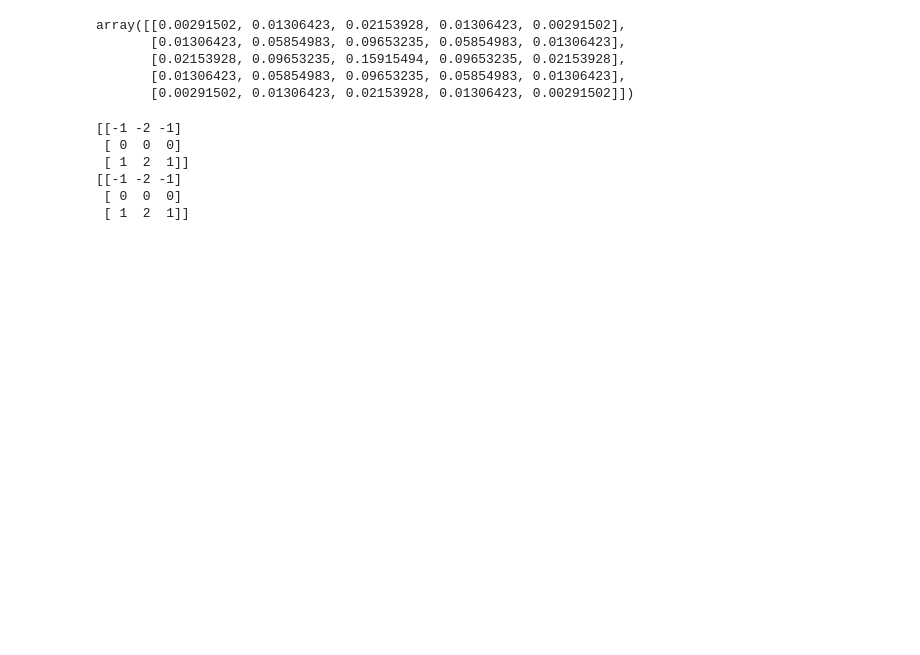
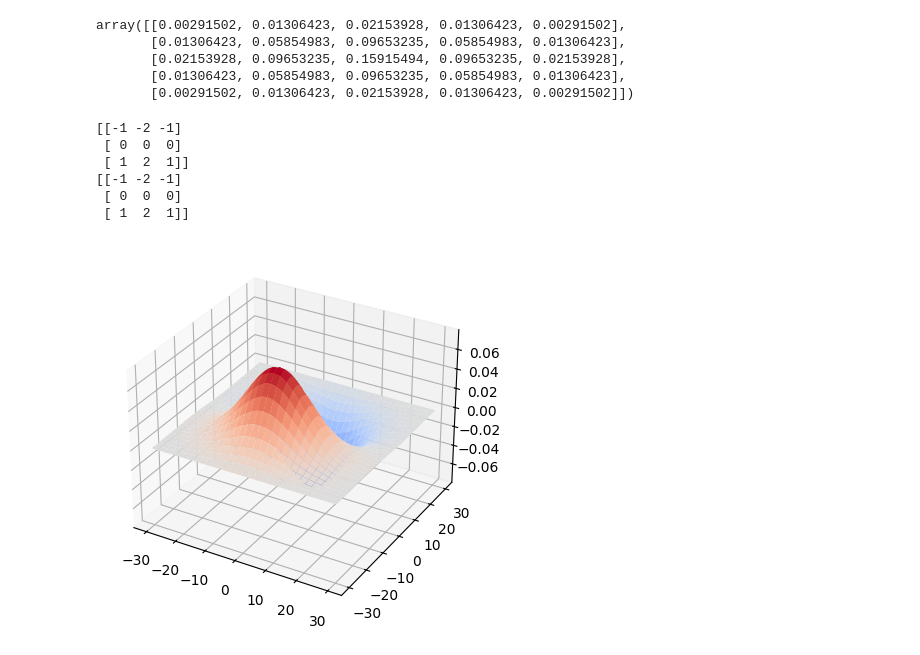
Before and after one commit to SahanDissanayaka/Image-Processing-and-Computer-Vision, a Jupyter notebook: Example Codes/spartial_filtering.ipynb, the cells around one changed output. Saved outputs shown, nothing was run; the diff lists cells and outputs as text; code cells hidden in the pictures; blank space fills up the shorter version.

```diff
--- a/Example Codes/spartial_filtering.ipynb
+++ b/Example Codes/spartial_filtering.ipynb
@@ -113,3 +115,25 @@ print(c)
 [[-1 -2 -1]
  [ 0  0  0]
  [ 1  2  1]]
+# %%
+sigma = 10
+hw = 3*sigma
+x = np.linspace(start=-hw,stop=hw,num=2*hw+1)
+y = np.linspace(start=-hw,stop=hw,num=2*hw+1)
+
+X , Y = np.meshgrid(x,y)
+
+G = 1/(2*np.pi) * np.exp(-(X**2 + Y**2)/(2*sigma**2))
+
+sobel_x = np.array([[-1,-2,-1],
+                    [0,0,0],
+                    [1,2,1]])
+
+G_dash = cv.filter2D(G,cv.CV_64F,sobel_x)
+
+fig = plt.figure()
+ax = fig.add_subplot(111,projection='3d')
+ax.plot_surface(X,Y,G_dash,cmap='coolwarm')
+plt.show()
+# %% [output]
+[figure, added]
```
Also changed, not shown: parts of 1 cell of this notebook.
